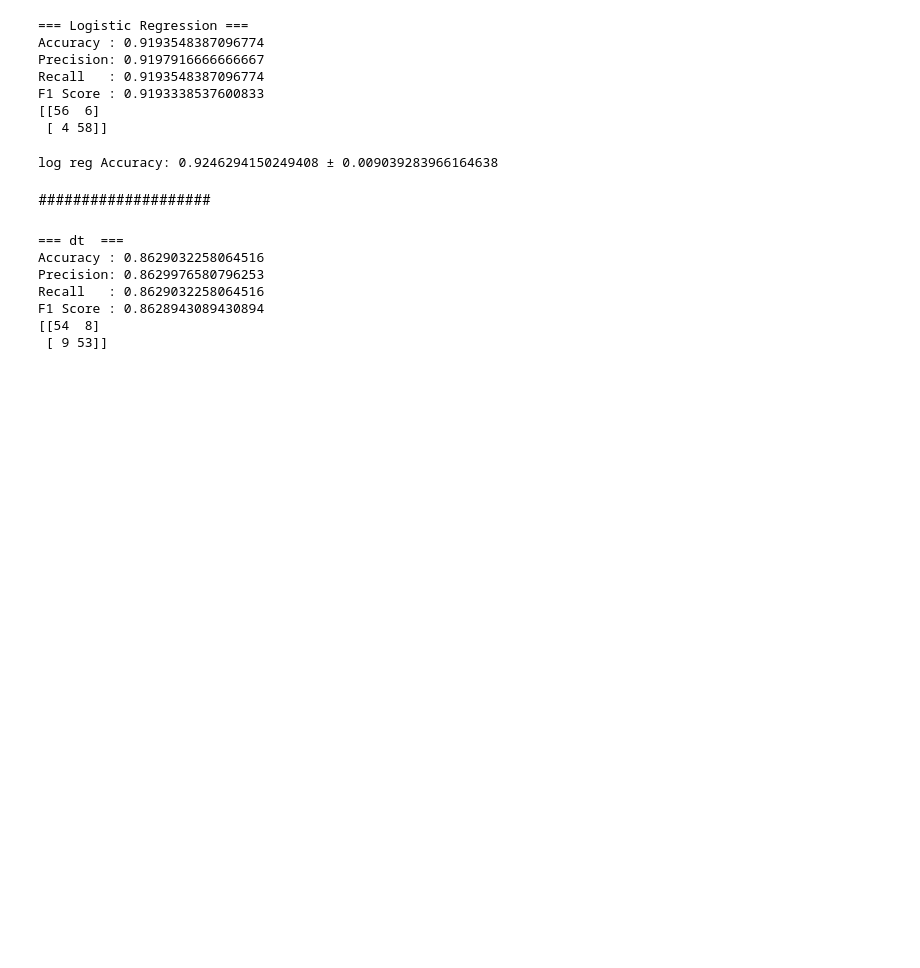
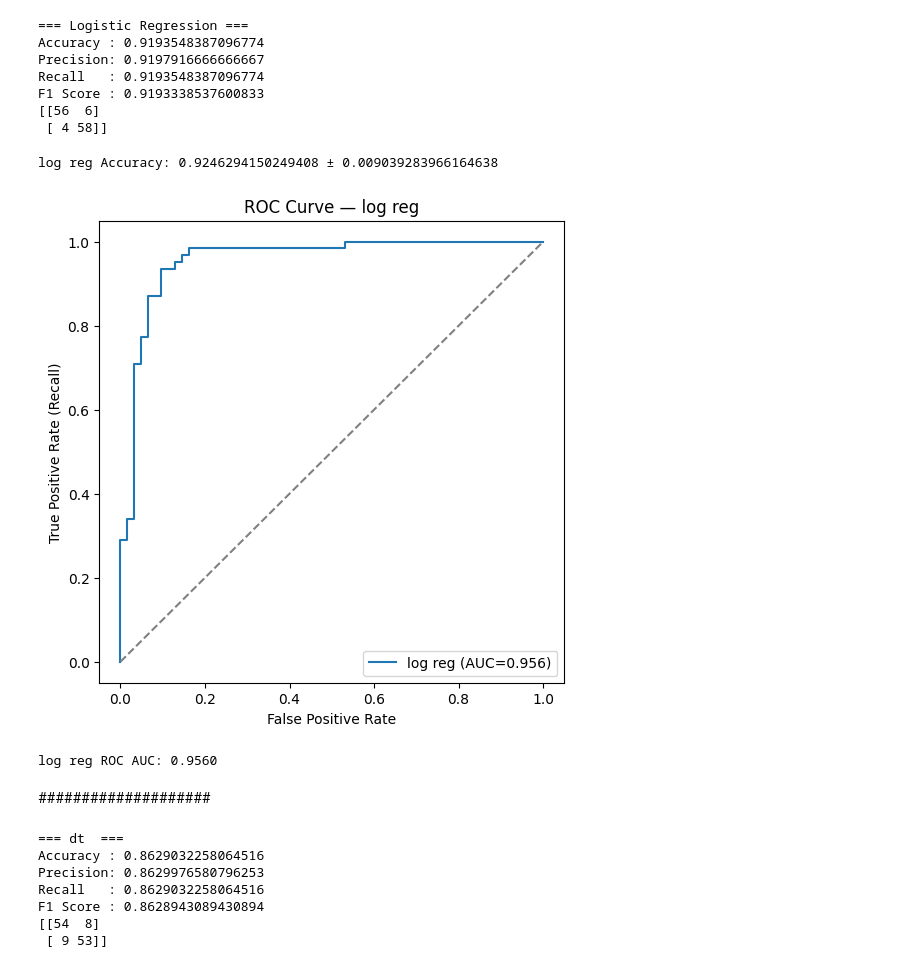
Before and after one commit to Ezzeldin12/personailty_project1, a Jupyter notebook: project.ipynb, the cells around one changed output. Saved outputs shown, nothing was run; the diff lists cells and outputs as text; code cells hidden in the pictures; blank space fills up the shorter version.

```diff
--- a/project.ipynb
+++ b/project.ipynb
@@ -434,6 +486,11 @@ scores = cross_val_score(logreg, x_train, y_train, cv=cv, scoring="accuracy")
 print("log reg Accuracy:", scores.mean(), "±", scores.std())
 # %% [output]
 log reg Accuracy: 0.9246294150249408 ± 0.009039283966164638
+# %%
+plot_roc_auc(logreg, x_test, y_test, model_name="log reg")
+# %% [output]
+[figure, added]
+log reg ROC AUC: 0.9560
 # %% [markdown]
 ####################
 # %%
```
Also changed, not shown: parts of 11 cells of this notebook.
